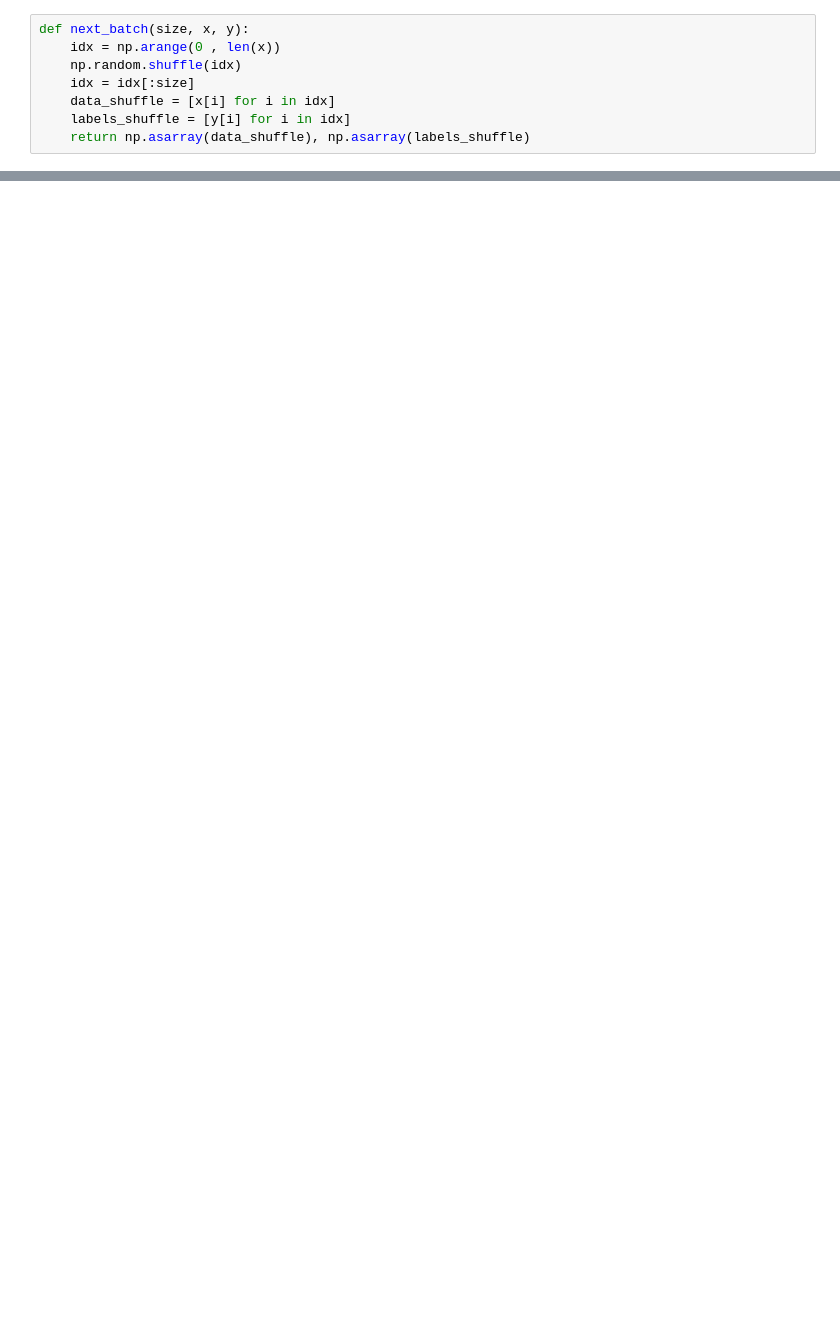
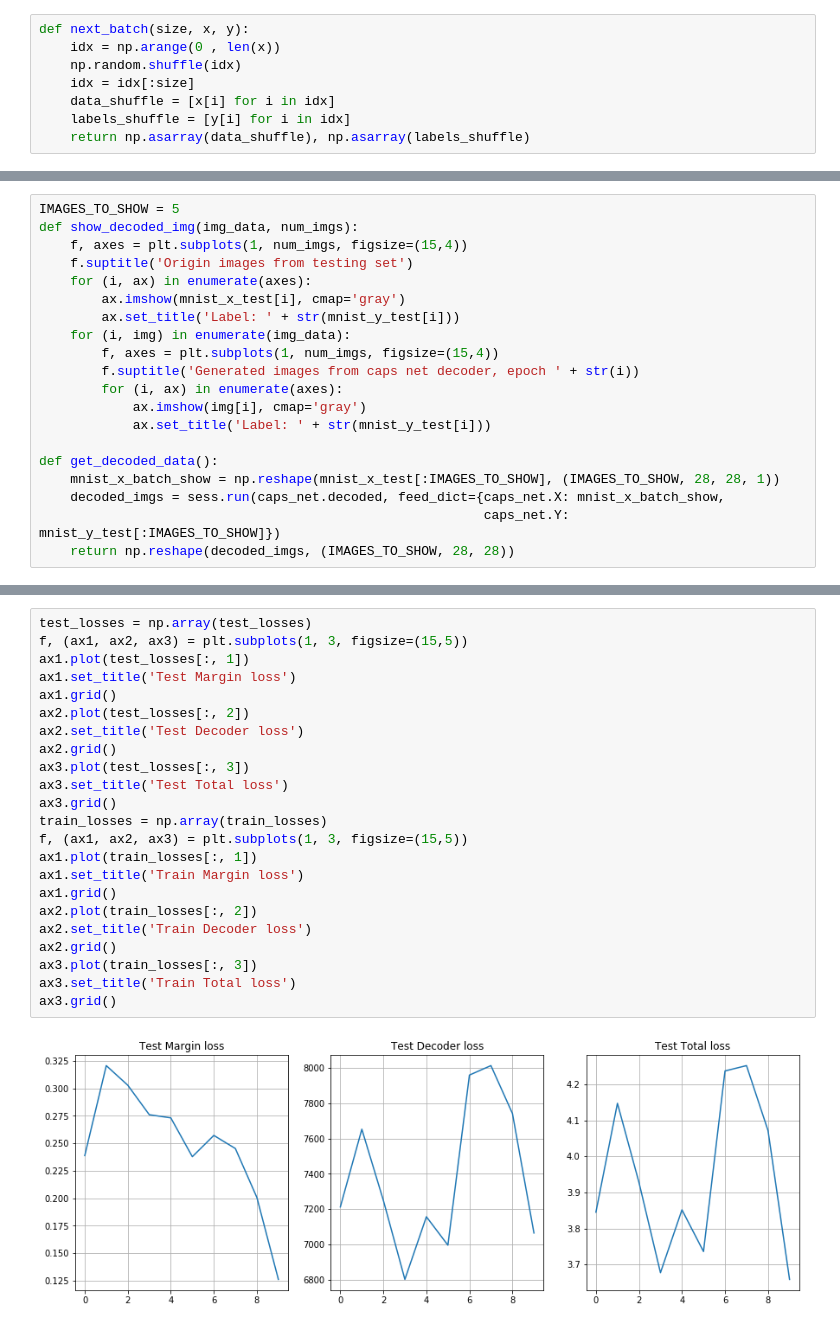
Before and after one commit to MoonL1ght/CapsNet, a Jupyter notebook: CapsNet-Testing.ipynb, the cells around one changed output, grey strips where cells are left out. Saved outputs shown, nothing was run; the diff lists cells and outputs as text; blank space fills up the shorter version.

```diff
--- a/CapsNet-Testing.ipynb
+++ b/CapsNet-Testing.ipynb
@@ -119,0 +90,20 @@ KeyboardInterrupt:
+# %%
+IMAGES_TO_SHOW = 5
+def show_decoded_img(img_data, num_imgs):
+    f, axes = plt.subplots(1, num_imgs, figsize=(15,4))
+    f.suptitle('Origin images from testing set')
+    for (i, ax) in enumerate(axes):
+        ax.imshow(mnist_x_test[i], cmap='gray')
+        ax.set_title('Label: ' + str(mnist_y_test[i]))
+    for (i, img) in enumerate(img_data):
+        f, axes = plt.subplots(1, num_imgs, figsize=(15,4))
+        f.suptitle('Generated images from caps net decoder, epoch ' + str(i))
+        for (i, ax) in enumerate(axes):
+            ax.imshow(img[i], cmap='gray')
+            ax.set_title('Label: ' + str(mnist_y_test[i]))
+
+def get_decoded_data():
+    mnist_x_batch_show = np.reshape(mnist_x_test[:IMAGES_TO_SHOW], (IMAGES_TO_SHOW, 28, 28, 1))
+    decoded_imgs = sess.run(caps_net.decoded, feed_dict={caps_net.X: mnist_x_batch_show,
+                                                         caps_net.Y: mnist_y_test[:IMAGES_TO_SHOW]})
+    return np.reshape(decoded_imgs, (IMAGES_TO_SHOW, 28, 28))
@@ -119,0 +208,25 @@ KeyboardInterrupt:
+# %%
+test_losses = np.array(test_losses)
+f, (ax1, ax2, ax3) = plt.subplots(1, 3, figsize=(15,5))
+ax1.plot(test_losses[:, 1])
+ax1.set_title('Test Margin loss')
+ax1.grid()
+ax2.plot(test_losses[:, 2])
+ax2.set_title('Test Decoder loss')
+ax2.grid()
+ax3.plot(test_losses[:, 3])
+ax3.set_title('Test Total loss')
+ax3.grid()
+train_losses = np.array(train_losses)
+f, (ax1, ax2, ax3) = plt.subplots(1, 3, figsize=(15,5))
+ax1.plot(train_losses[:, 1])
+ax1.set_title('Train Margin loss')
+ax1.grid()
+ax2.plot(train_losses[:, 2])
+ax2.set_title('Train Decoder loss')
+ax2.grid()
+ax3.plot(train_losses[:, 3])
+ax3.set_title('Train Total loss')
+ax3.grid()
+# %% [output]
+[figure, added]
```
Also changed, not shown: parts of 11 cells of this notebook, 2 other files.
